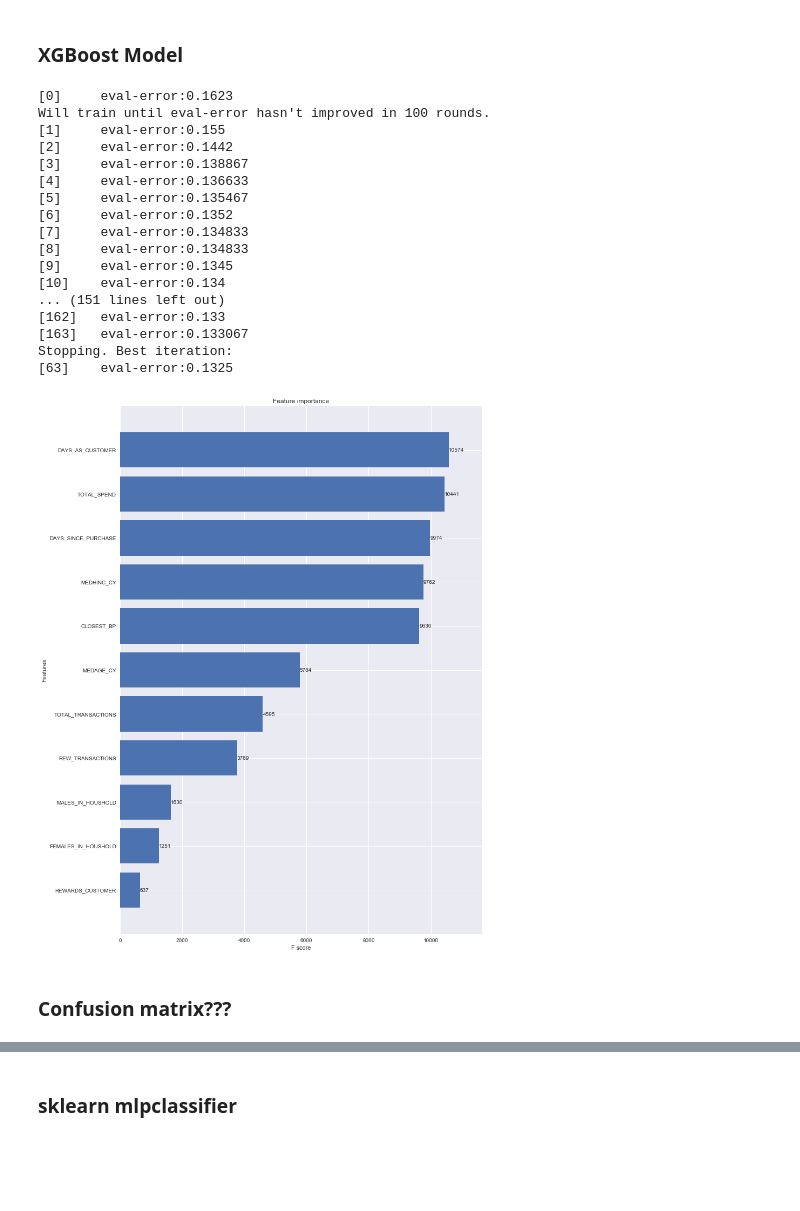
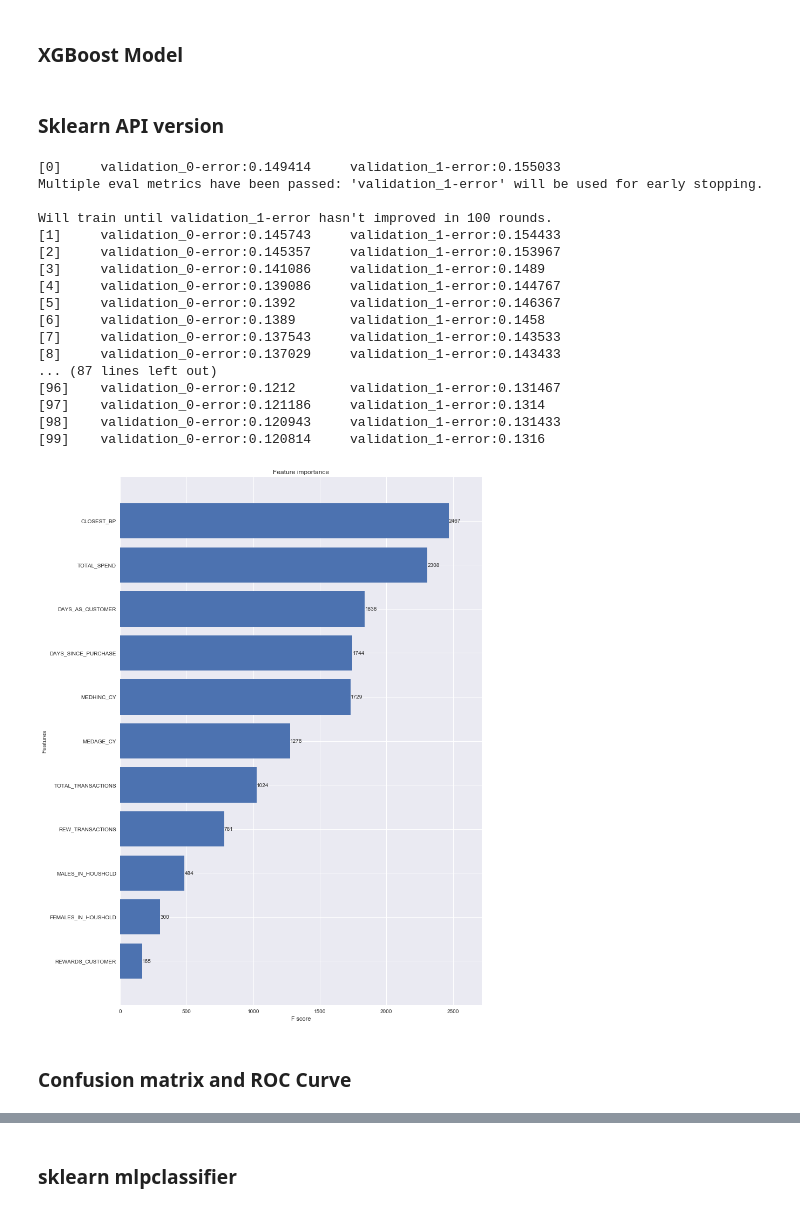
Before and after one commit to FloobtheGreat/IPy_Notebooks, a Jupyter notebook: Analyses/TabModeling.ipynb, the cells around one changed output, grey strips where cells are left out. Saved outputs shown, nothing was run; the diff lists cells and outputs as text; code cells hidden in the pictures; blank space fills up the shorter version.

```diff
--- a/Analyses/TabModeling.ipynb
+++ b/Analyses/TabModeling.ipynb
@@ -101,8 +102,8 @@ plt.show()
 # %%
 from sklearn.preprocessing import StandardScaler
 stdsc = StandardScaler()
-train_X_std = stdsc.fit_transform(train_X)
-test_X_std = stdsc.fit_transform(test_X)
+train_X_std = pd.DataFrame(stdsc.fit_transform(train_X), columns=collist)
+test_X_std = pd.DataFrame(stdsc.fit_transform(test_X), columns=collist)
 
 #sns.pairplot(train_X_std)
 #sns.plt.savefig('Scattermatrix.png')
@@ -112,7 +113,7 @@ from sklearn.ensemble import RandomForestClassifier
 
 feat_labels = np.asarray(collist)
 
-forests = RandomForestClassifier(n_estimators=10000,
+forests = RandomForestClassifier(n_estimators=1000,
                                 random_state=0,
                                 n_jobs=-1)
 forests.fit(train_X_std, train_y)
@@ -147,8 +148,8 @@ plt.show()
 import xgboost as xgb
 
 xgb_params = {
-    'booster': 'dart',
-    'eta': 0.01,
+    'booster': 'gbtree',
+    'eta': 0.05,
     'max_depth': 10,
     'subsample': 0.7,
     'colsample_bytree': 0.7,
@@ -168,22 +169,3 @@ model = xgb.train(xgb_params, dtrain, evals=[(d_test, "eval")],
 fig, ax = plt.subplots(figsize=(12,18))
 xgb.plot_importance(model, height=0.8, ax=ax)
 plt.show()
-# %% [output]
-[0]     eval-error:0.1623
-Will train until eval-error hasn't improved in 100 rounds.
-[1]     eval-error:0.155
-[2]     eval-error:0.1442
-[3]     eval-error:0.138867
-[4]     eval-error:0.136633
-[5]     eval-error:0.135467
-[6]     eval-error:0.1352
-[7]     eval-error:0.134833
-[8]     eval-error:0.134833
-[9]     eval-error:0.1345
-[10]    eval-error:0.134
-... (151 lines left out)
-[162]   eval-error:0.133
-[163]   eval-error:0.133067
-Stopping. Best iteration:
-[63]    eval-error:0.1325
-[figure, removed]
@@ -192,3 +172,39 @@ pred_y = model.predict(d_test)
+# %% [markdown]
+### Sklearn API version
+# %%
+train_X_std = pd.DataFrame(stdsc.fit_transform(train_X), columns=collist)
+test_X_std = pd.DataFrame(stdsc.fit_transform(test_X), columns=collist)
+
+mod = xgb.XGBClassifier(max_depth=8, subsample=0.7, colsample_bytree=0.7, objective='binary:logistic', learning_rate=0.05,
+                       max_delta_step=0.5, seed=0)
+fitted = mod.fit(train_X_std, train_y,
+                 eval_set=[(train_X_std, train_y), (test_X_std, test_y)],
+                 eval_metric='error',
+                 early_stopping_rounds=100,
+                 verbose=True)
+
+fig, ax = plt.subplots(figsize=(12,18))
+xgb.plot_importance(fitted, height=0.8, ax=ax)
+plt.show()
+# %% [output]
+[0]     validation_0-error:0.149414     validation_1-error:0.155033
+Multiple eval metrics have been passed: 'validation_1-error' will be used for early stopping.
+
+Will train until validation_1-error hasn't improved in 100 rounds.
+[1]     validation_0-error:0.145743     validation_1-error:0.154433
+[2]     validation_0-error:0.145357     validation_1-error:0.153967
+[3]     validation_0-error:0.141086     validation_1-error:0.1489
+[4]     validation_0-error:0.139086     validation_1-error:0.144767
+[5]     validation_0-error:0.1392       validation_1-error:0.146367
+[6]     validation_0-error:0.1389       validation_1-error:0.1458
+[7]     validation_0-error:0.137543     validation_1-error:0.143533
+[8]     validation_0-error:0.137029     validation_1-error:0.143433
+... (87 lines left out)
+[96]    validation_0-error:0.1212       validation_1-error:0.131467
+[97]    validation_0-error:0.121186     validation_1-error:0.1314
+[98]    validation_0-error:0.120943     validation_1-error:0.131433
+[99]    validation_0-error:0.120814     validation_1-error:0.1316
+[figure, added]
 # %% [markdown]
-### Confusion matrix???
+### Confusion matrix and ROC Curve
 # %%
```
Also changed, not shown: parts of 28 cells of this notebook, 1 other file.
